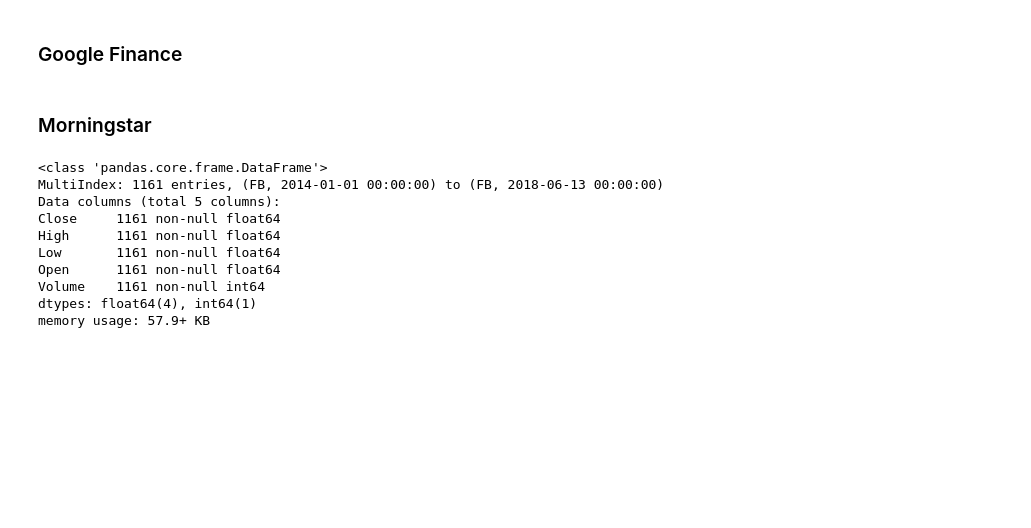
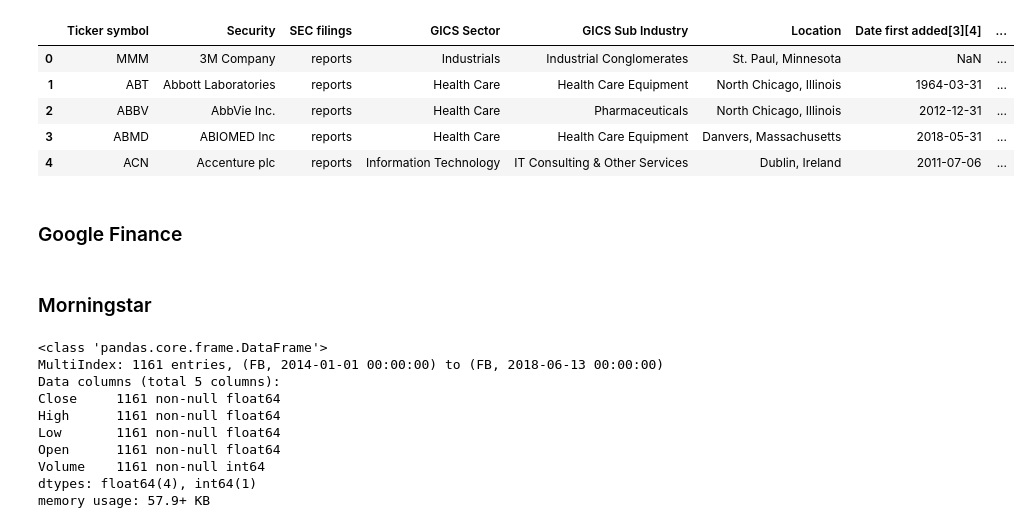
Before and after one commit to PaulClas/machine-learning-for-trading, a Jupyter notebook: 02_market_and_fundamental_data/03_providers/datareader/datareader.ipynb, the cells around one changed output. Saved outputs shown, nothing was run; the diff lists cells and outputs as text; code cells hidden in the pictures; blank space fills up the shorter version.

```diff
--- a/02_market_and_fundamental_data/03_providers/datareader/datareader.ipynb
+++ b/02_market_and_fundamental_data/03_providers/datareader/datareader.ipynb
@@ -4,5 +4,4 @@ import datetime
 from pprint import pprint
 # %%
 sp_url = 'https://en.wikipedia.org/wiki/List_of_S%26P_500_companies'
-sp = pd.read_html(sp_url, header=0)
-len(sp)
+sp500_constituents = pd.read_html(sp_url, header=0)[0]
@@ -42,3 +25,12 @@ memory usage: 8.9+ KB
+# %%
+sp500_constituents.head()
+# %% [output]
+|  | Ticker symbol | Security | SEC filings | GICS Sector | GICS Sub Industry | Location | Date first added[3][4] | ... |
+| 0 | MMM | 3M Company | reports | Industrials | Industrial Conglomerates | St. Paul, Minnesota | NaN | ... |
+| 1 | ABT | Abbott Laboratories | reports | Health Care | Health Care Equipment | North Chicago, Illinois | 1964-03-31 | ... |
+| 2 | ABBV | AbbVie Inc. | reports | Health Care | Pharmaceuticals | North Chicago, Illinois | 2012-12-31 | ... |
+| 3 | ABMD | ABIOMED Inc | reports | Health Care | Health Care Equipment | Danvers, Massachusetts | 2018-05-31 | ... |
+| 4 | ACN | Accenture plc | reports | Information Technology | IT Consulting & Other Services | Dublin, Ireland | 2011-07-06 | ... |
 # %% [markdown]
 ### Google Finance
 # %%
```
Also changed, not shown: parts of 4 cells of this notebook, 18 other files.
